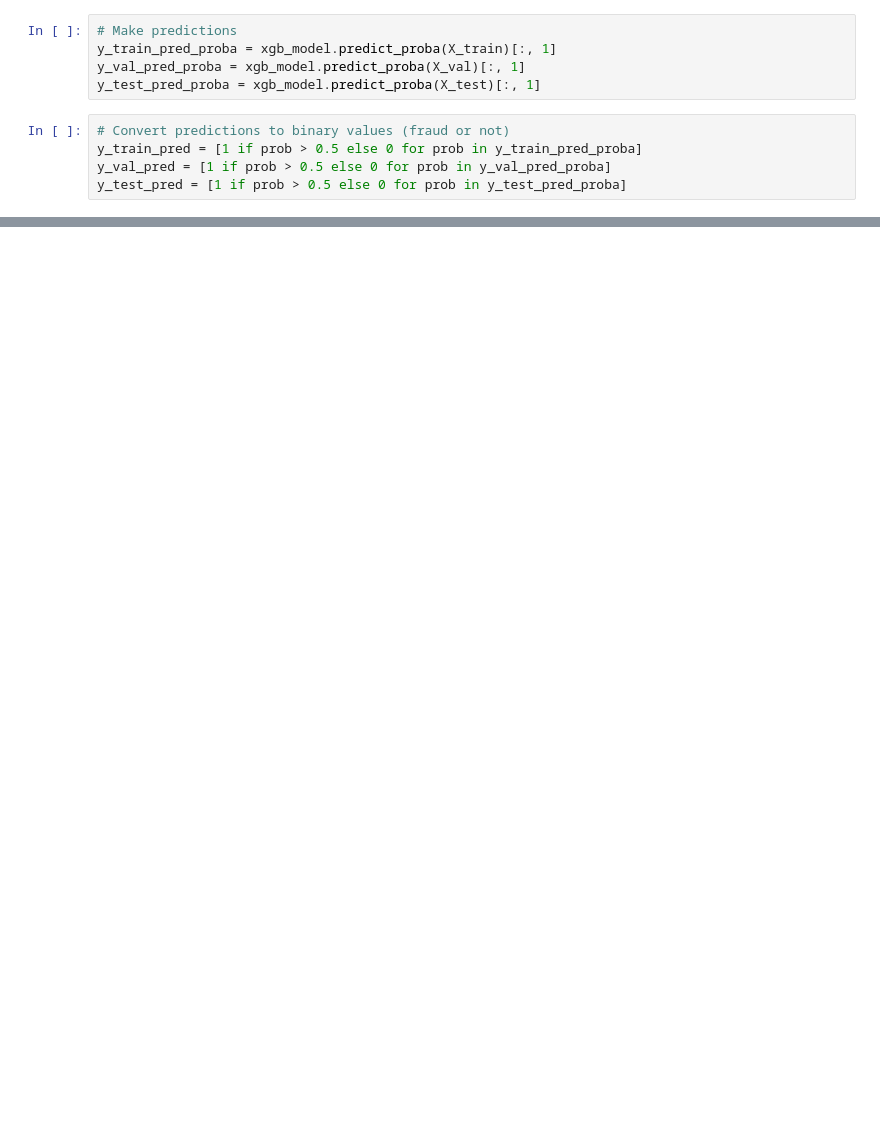
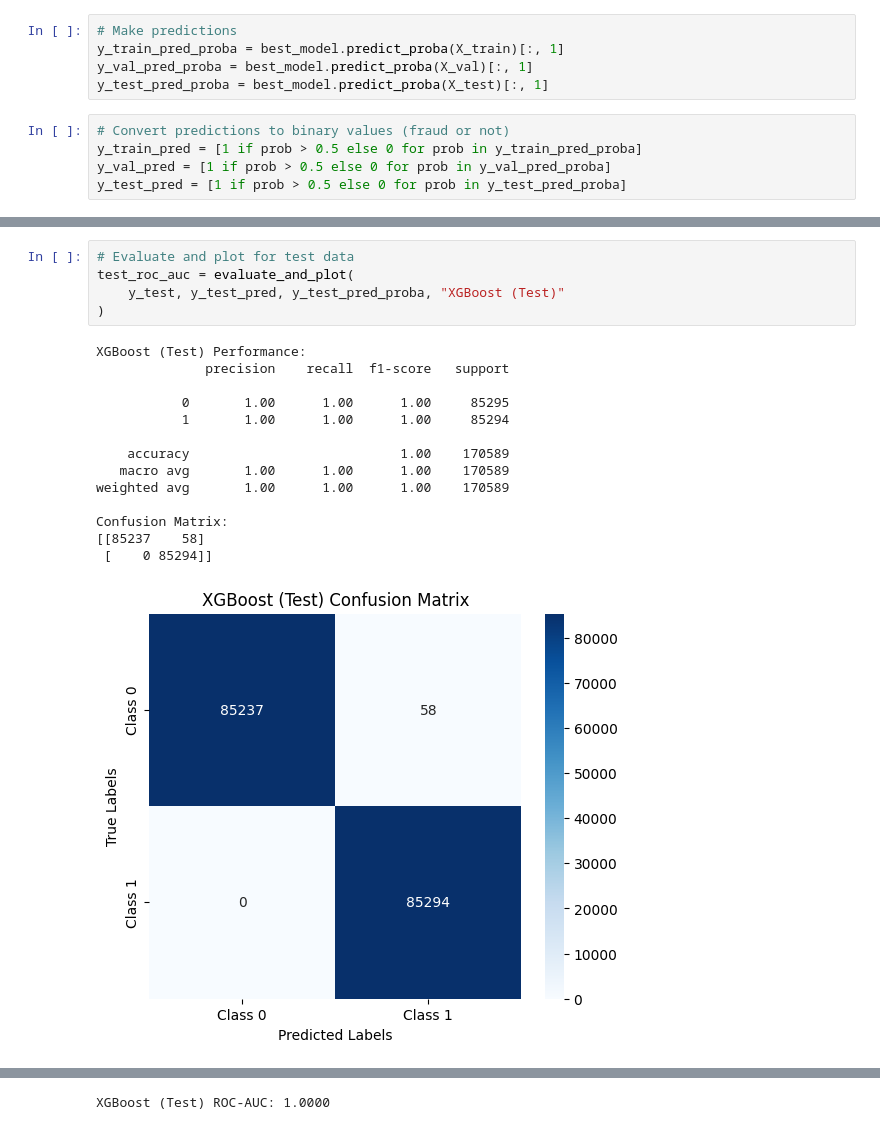
Before and after one commit to UdayKiran112/Credit-card-Fraud-Detection, a Jupyter notebook: Training Files/fraud_detect_xgboost.ipynb, the cells around one changed output, grey strips where cells are left out. Drawn from its saved outputs; the diff is of its cells as text; blank space fills up the shorter version.

```diff
--- a/Training Files/fraud_detect_xgboost.ipynb
+++ b/Training Files/fraud_detect_xgboost.ipynb
@@ -144,8 +260,8 @@ xgb_model = grid_search.best_estimator_
 # %%
 # Make predictions
-y_train_pred_proba = xgb_model.predict_proba(X_train)[:, 1]
-y_val_pred_proba = xgb_model.predict_proba(X_val)[:, 1]
-y_test_pred_proba = xgb_model.predict_proba(X_test)[:, 1]
+y_train_pred_proba = best_model.predict_proba(X_train)[:, 1]
+y_val_pred_proba = best_model.predict_proba(X_val)[:, 1]
+y_test_pred_proba = best_model.predict_proba(X_test)[:, 1]
 # %%
 # Convert predictions to binary values (fraud or not)
 y_train_pred = [1 if prob > 0.5 else 0 for prob in y_train_pred_proba]
@@ -229 +421,21 @@ Confusion Matrix:
 XGBoost (Train) ROC-AUC: 1.0000
+# %%
+# Evaluate and plot for test data
+test_roc_auc = evaluate_and_plot(
+    y_test, y_test_pred, y_test_pred_proba, "XGBoost (Test)"
+)
+# %% [output]
+XGBoost (Test) Performance:
+              precision    recall  f1-score   support
+
+           0       1.00      1.00      1.00     85295
+           1       1.00      1.00      1.00     85294
+
+    accuracy                           1.00    170589
+   macro avg       1.00      1.00      1.00    170589
+weighted avg       1.00      1.00      1.00    170589
+
+Confusion Matrix:
+[[85237    58]
+ [    0 85294]]
+[figure, added]
@@ -230 +443,2 @@ XGBoost (Train) ROC-AUC: 1.0000
+XGBoost (Test) ROC-AUC: 1.0000
 # %%
```
Also changed, not shown: parts of 30 cells of this notebook, 1 other file.
